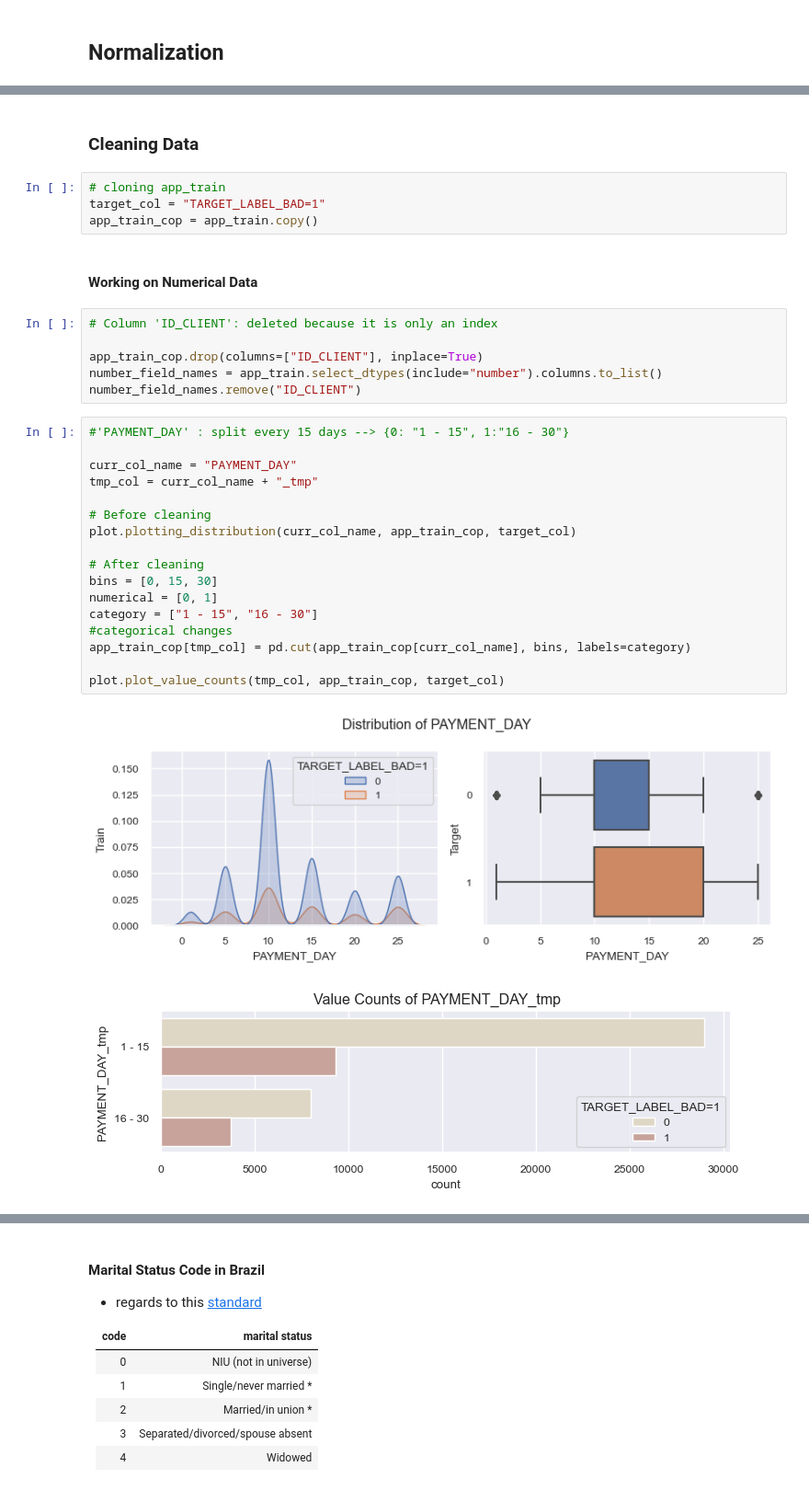
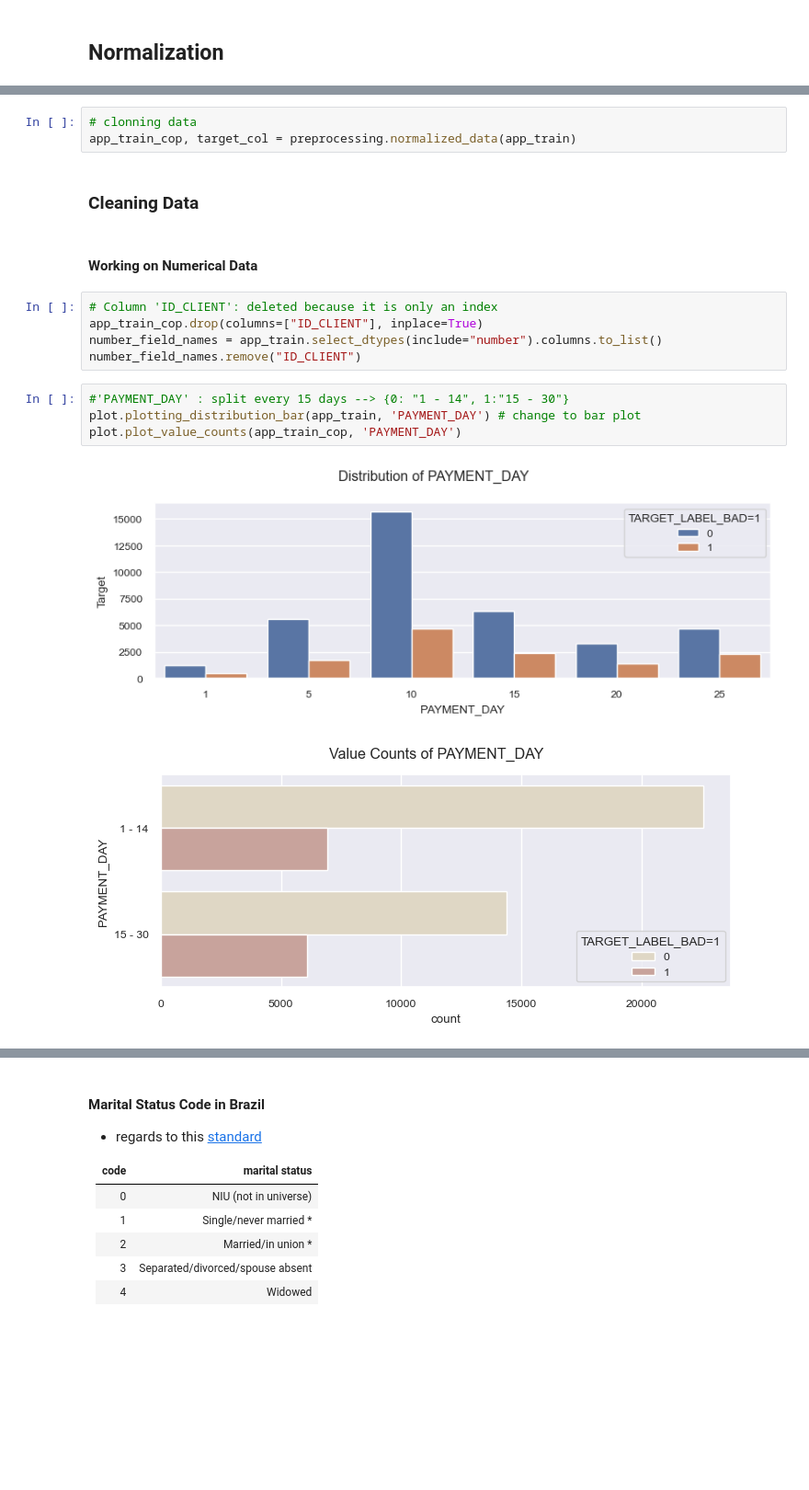
Before and after one commit to tutecode/credit-risk-analysis, a Jupyter notebook: src/notebooks/eda_ml_model_dev_v0.ipynb, the cells around one changed output, grey strips where cells are left out. Shown at 92% size. Drawn from its saved outputs; the diff is of its cells as text; blank space fills up the shorter version.

```diff
--- a/src/notebooks/eda_ml_model_dev_v0.ipynb
+++ b/src/notebooks/eda_ml_model_dev_v0.ipynb
@@ -343,36 +343,21 @@ TARGET_LABEL_BAD=1              2              nan
+# %%
+# clonning data
+app_train_cop, target_col = preprocessing.normalized_data(app_train)
 # %% [markdown]
 ### Cleaning Data
-# %%
-# cloning app_train
-target_col = "TARGET_LABEL_BAD=1"
-app_train_cop = app_train.copy()
 # %% [markdown]
 #### Working on Numerical Data
 # %%
 # Column 'ID_CLIENT': deleted because it is only an index
-
 app_train_cop.drop(columns=["ID_CLIENT"], inplace=True)
 number_field_names = app_train.select_dtypes(include="number").columns.to_list()
 number_field_names.remove("ID_CLIENT")
-# %%
-#'PAYMENT_DAY' : split every 15 days --> {0: "1 - 15", 1:"16 - 30"}
-
-curr_col_name = "PAYMENT_DAY"
-tmp_col = curr_col_name + "_tmp"
-
-# Before cleaning
-plot.plotting_distribution(curr_col_name, app_train_cop, target_col)
-
-# After cleaning
-bins = [0, 15, 30]
-numerical = [0, 1]
-category = ["1 - 15", "16 - 30"]
-#categorical changes
-app_train_cop[tmp_col] = pd.cut(app_train_cop[curr_col_name], bins, labels=category)
-
-plot.plot_value_counts(tmp_col, app_train_cop, target_col)
-# %% [output]
-[figure, removed]
-[figure, removed]
+# %%
+#'PAYMENT_DAY' : split every 15 days --> {0: "1 - 14", 1:"15 - 30"}
+plot.plotting_distribution_bar(app_train, 'PAYMENT_DAY') # change to bar plot
+plot.plot_value_counts(app_train_cop, 'PAYMENT_DAY')
+# %% [output]
+[figure, added]
+[figure, added]
 # %%
 # 'MARITAL_STATUS': relation between age and marital status to set the codes.
```
Also changed, not shown: parts of 18 cells of this notebook, 3 other files.
